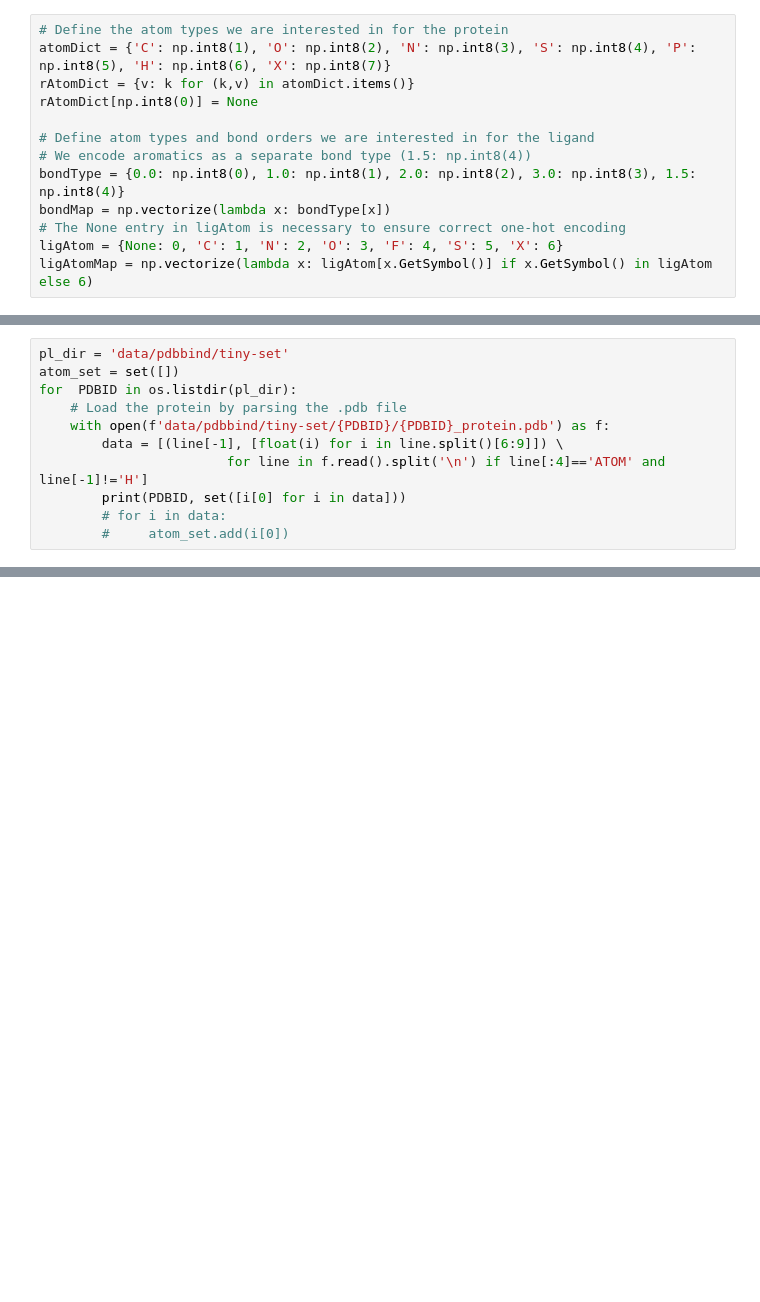
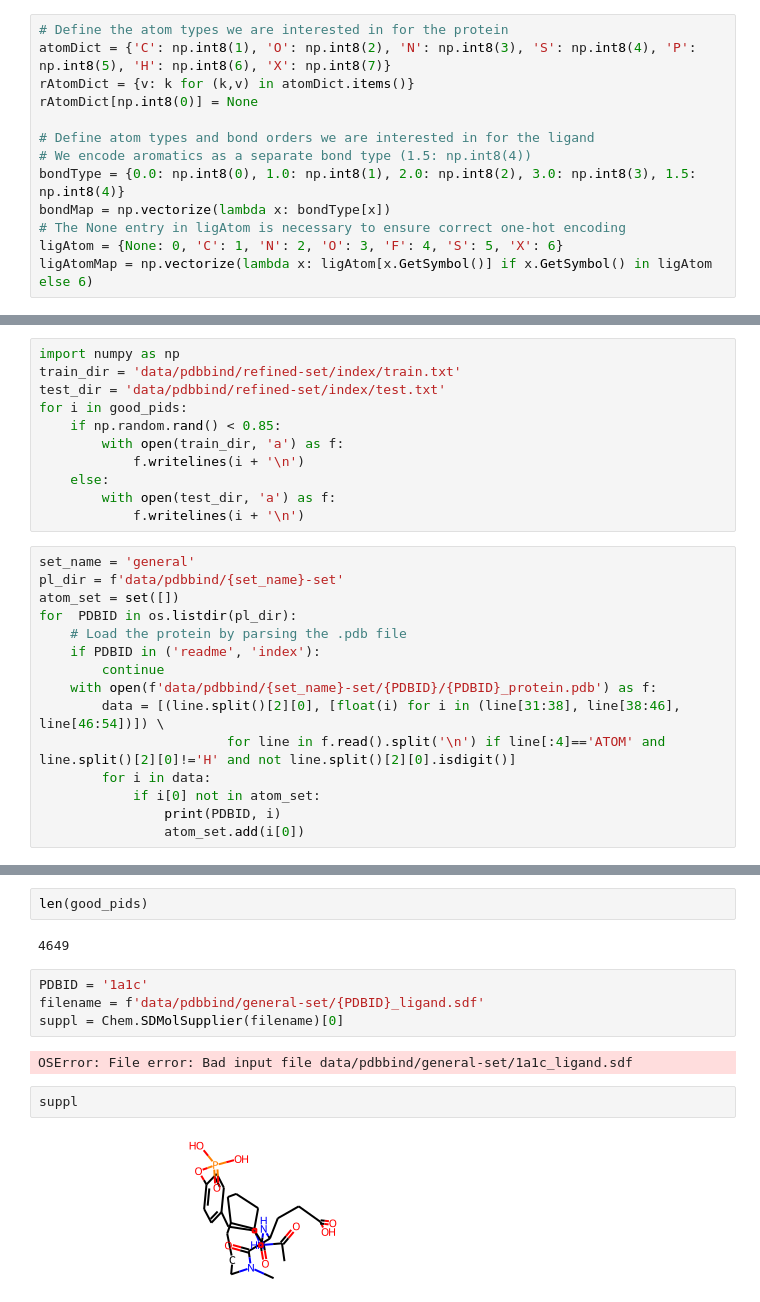
Before and after one commit to jundeli/TagMol, a Jupyter notebook: dataloader.ipynb, the cells around one changed output, grey strips where cells are left out. Saved outputs shown, nothing was run; the diff lists cells and outputs as text; blank space fills up the shorter version.

```diff
--- a/dataloader.ipynb
+++ b/dataloader.ipynb
@@ -21,12 +156,27 @@ ligAtomMap = np.vectorize(lambda x: ligAtom[x.GetSymbol()] if x.GetSymbol() in l
+# %%
+import numpy as np
+train_dir = 'data/pdbbind/refined-set/index/train.txt'
+test_dir = 'data/pdbbind/refined-set/index/test.txt'
+for i in good_pids:
+    if np.random.rand() < 0.85:
+        with open(train_dir, 'a') as f:
+            f.writelines(i + '\n')
+    else:
+        with open(test_dir, 'a') as f:
+            f.writelines(i + '\n')
 # %%
-pl_dir = 'data/pdbbind/tiny-set'
+set_name = 'general'
+pl_dir = f'data/pdbbind/{set_name}-set'
 atom_set = set([])
 for  PDBID in os.listdir(pl_dir):
     # Load the protein by parsing the .pdb file
-    with open(f'data/pdbbind/tiny-set/{PDBID}/{PDBID}_protein.pdb') as f:
-        data = [(line[-1], [float(i) for i in line.split()[6:9]]) \
-                        for line in f.read().split('\n') if line[:4]=='ATOM' and line[-1]!='H']
-        print(PDBID, set([i[0] for i in data]))
-        # for i in data:
-        #     atom_set.add(i[0])
+    if PDBID in ('readme', 'index'):
+        continue
+    with open(f'data/pdbbind/{set_name}-set/{PDBID}/{PDBID}_protein.pdb') as f:
+        data = [(line.split()[2][0], [float(i) for i in (line[31:38], line[38:46], line[46:54])]) \
+                        for line in f.read().split('\n') if line[:4]=='ATOM' and line.split()[2][0]!='H' and not line.split()[2][0].isdigit()]
+        for i in data:
+            if i[0] not in atom_set:
+                print(PDBID, i)
+                atom_set.add(i[0])
 # %% [output]
@@ -57,0 +289,14 @@ at
+# %%
+len(good_pids)
+# %% [output]
+4649
+# %%
+PDBID = '1a1c'
+filename = f'data/pdbbind/general-set/{PDBID}_ligand.sdf'
+suppl = Chem.SDMolSupplier(filename)[0]
+# %% [output]
+OSError: File error: Bad input file data/pdbbind/general-set/1a1c_ligand.sdf
+# %%
+suppl
+# %% [output]
+[figure, added]
```
Also changed, not shown: parts of 27 cells of this notebook.
